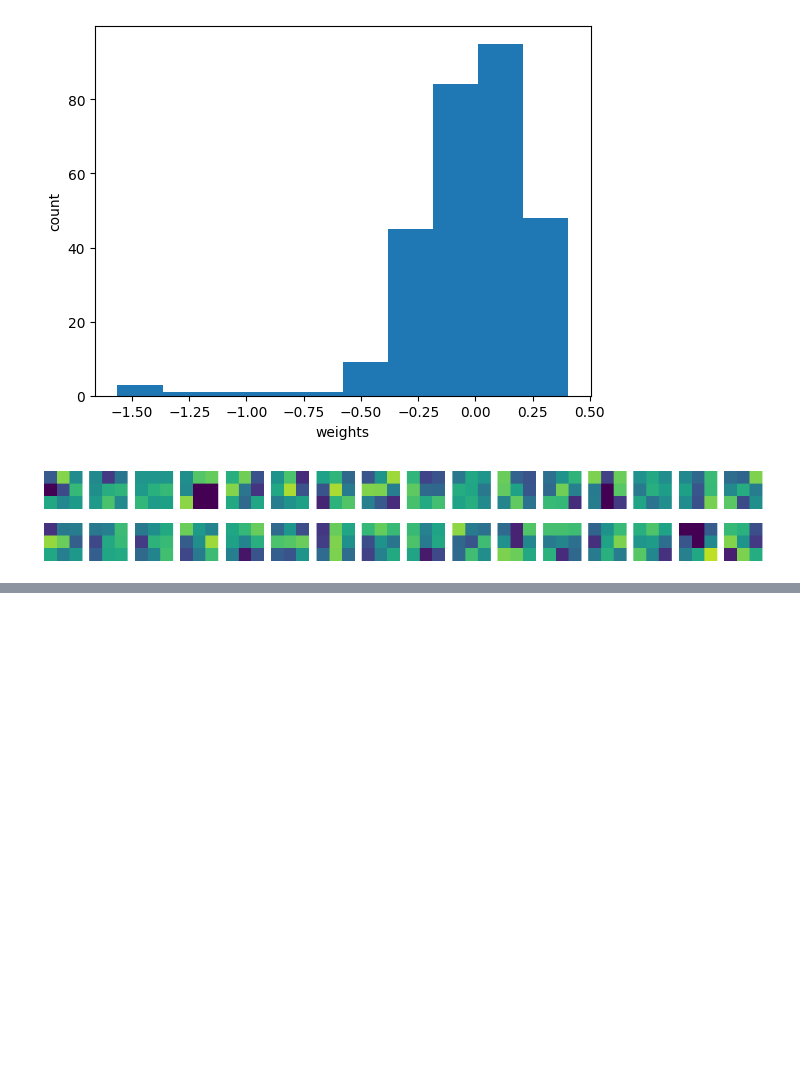
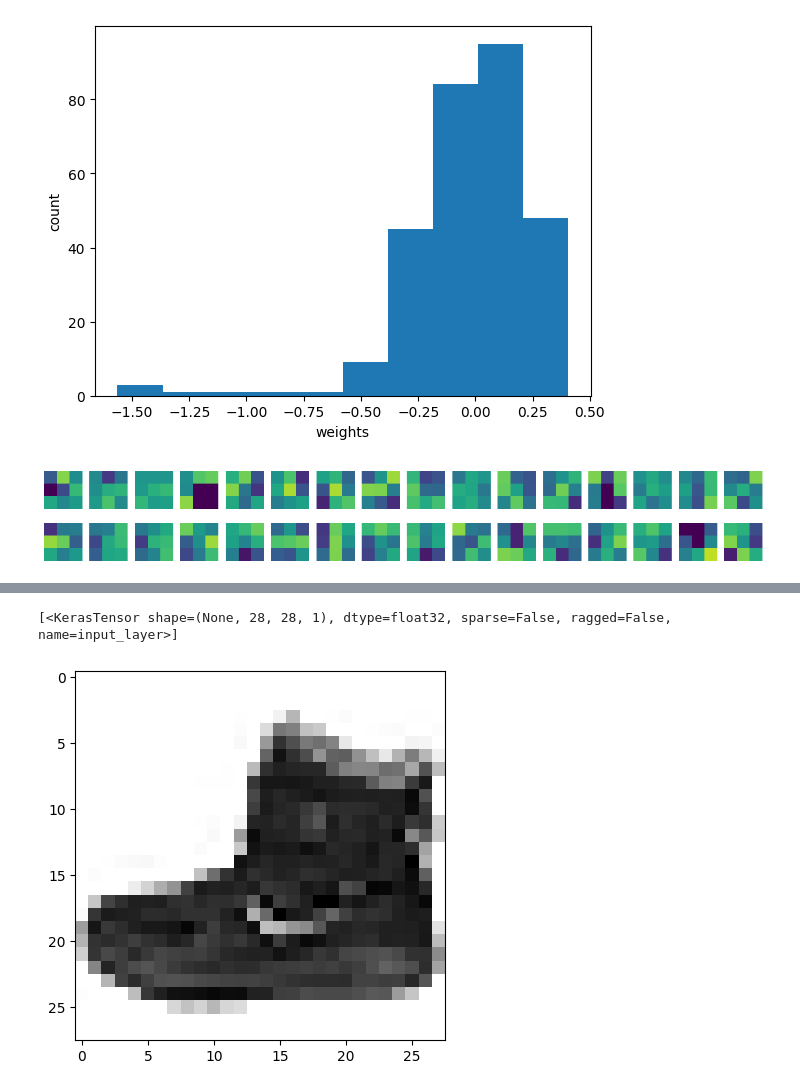
Before and after one commit to DelosIndustry/HongongML-DL_stduy, a Jupyter notebook: hongongDLch8-3.ipynb, the cells around one changed output, grey strips where cells are left out. Drawn from its saved outputs; the diff is of its cells as text; code cells hidden in the pictures; blank space fills up the shorter version.

```diff
--- a/hongongDLch8-3.ipynb
+++ b/hongongDLch8-3.ipynb
@@ -49,0 +104,4 @@ plt.show()
+# %%
+print(model.inputs)
+# %% [output]
+[<KerasTensor shape=(None, 28, 28, 1), dtype=float32, sparse=False, ragged=False, name=input_layer>]
@@ -49,0 +111,6 @@ plt.show()
+# %%
+(train_input, train_target), (test_input, test_target) = keras.datasets.fashion_mnist.load_data()
+plt.imshow(train_input[0], cmap='gray_r')
+plt.show()
+# %% [output]
+[figure, added]
```
Also changed, not shown: parts of 21 cells of this notebook.
